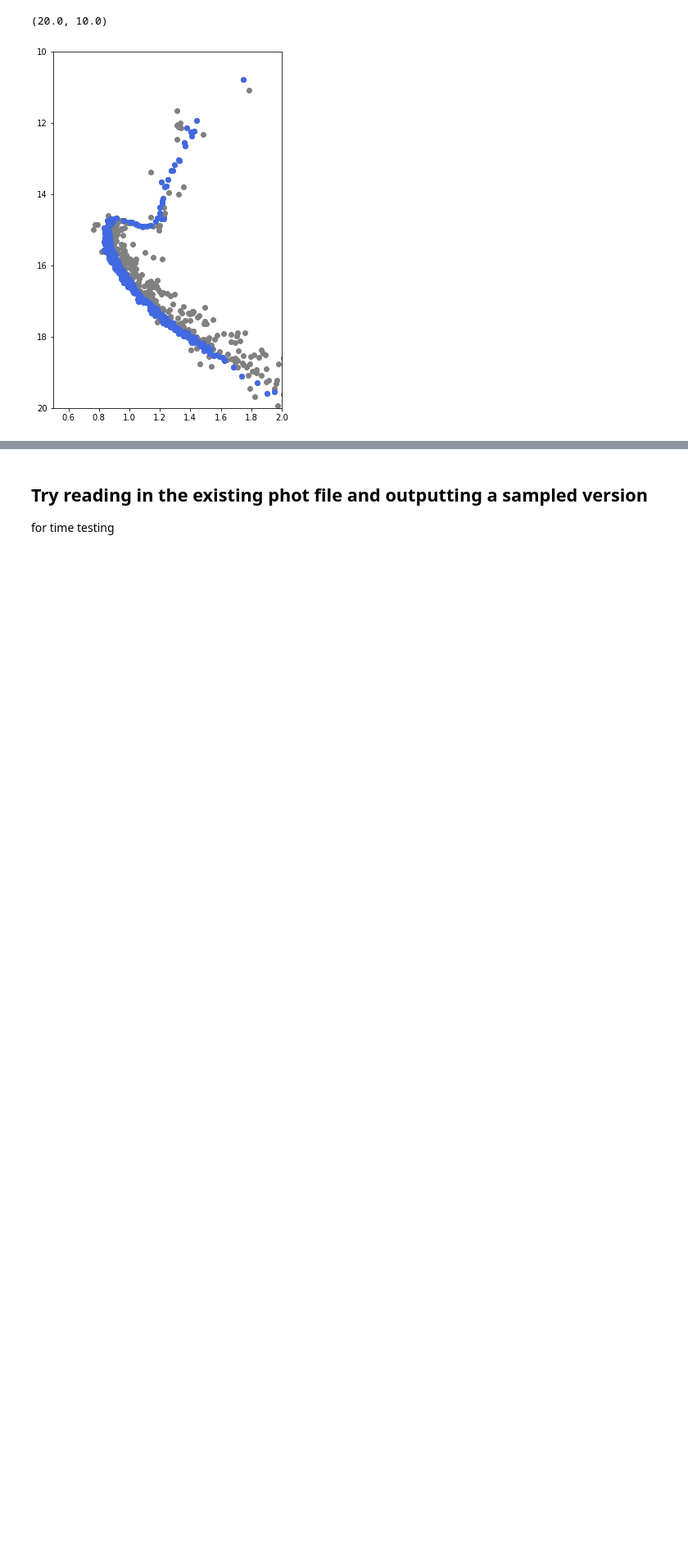
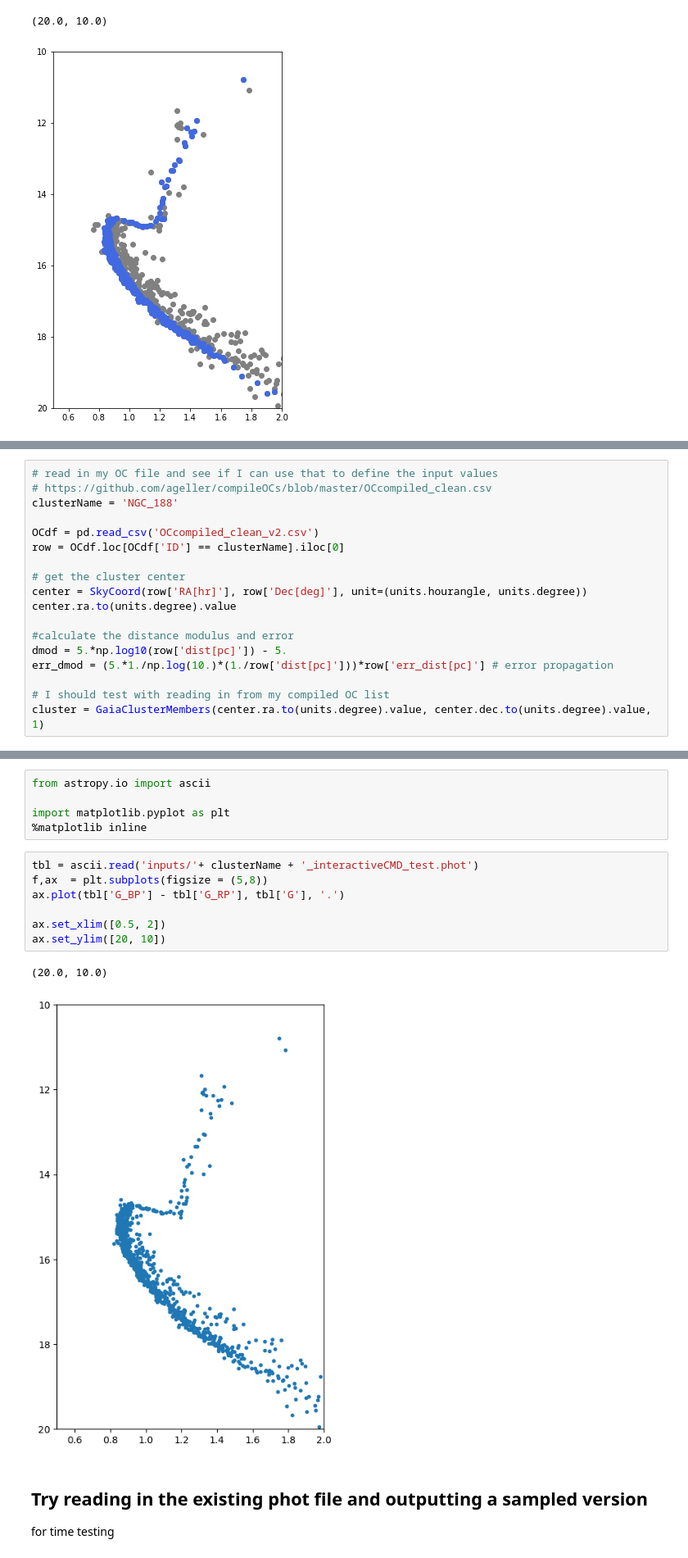
Before and after one commit to ageller/BASE9_utils, a Jupyter notebook: getGaiaData/genBASE9PhotFile.ipynb, the cells around one changed output, grey strips where cells are left out. Shown at 82% size. Cells and saved outputs as stored; diff of their text form; blank space fills up the shorter version.

```diff
--- a/getGaiaData/genBASE9PhotFile.ipynb
+++ b/getGaiaData/genBASE9PhotFile.ipynb
@@ -377,0 +384,18 @@ ax.set_ylim([20, 10])
+# %%
+# read in my OC file and see if I can use that to define the input values
+# https://github.com/ageller/compileOCs/blob/master/OCcompiled_clean.csv
+clusterName = 'NGC_188'
+
+OCdf = pd.read_csv('OCcompiled_clean_v2.csv')
+row = OCdf.loc[OCdf['ID'] == clusterName].iloc[0]
+
+# get the cluster center
+center = SkyCoord(row['RA[hr]'], row['Dec[deg]'], unit=(units.hourangle, units.degree))
+center.ra.to(units.degree).value
+
+#calculate the distance modulus and error
+dmod = 5.*np.log10(row['dist[pc]']) - 5.
+err_dmod = (5.*1./np.log(10.)*(1./row['dist[pc]']))*row['err_dist[pc]'] # error propagation
+
+# I should test with reading in from my compiled OC list
+cluster = GaiaClusterMembers(center.ra.to(units.degree).value, center.dec.to(units.degree).value, 1)
@@ -378,3 +484,18 @@ ax.set_ylim([20, 10])
+# %%
+from astropy.io import ascii
+
+import matplotlib.pyplot as plt
+%matplotlib inline
+# %%
+tbl = ascii.read('inputs/'+ clusterName + '_interactiveCMD_test.phot')
+f,ax  = plt.subplots(figsize = (5,8))
+ax.plot(tbl['G_BP'] - tbl['G_RP'], tbl['G'], '.')
+
+ax.set_xlim([0.5, 2])
+ax.set_ylim([20, 10])
+# %% [output]
+(20.0, 10.0)
+[figure, added]
 # %% [markdown]
 ## Try reading in the existing phot file and outputting a sampled version
 
```
Also changed, not shown: parts of 9 cells of this notebook, 1 other file.
